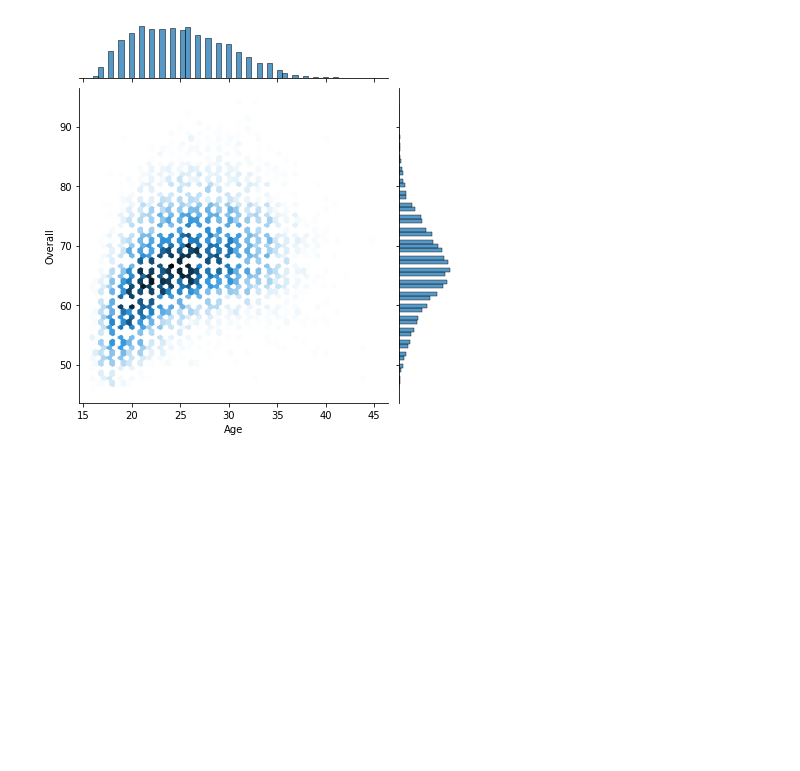
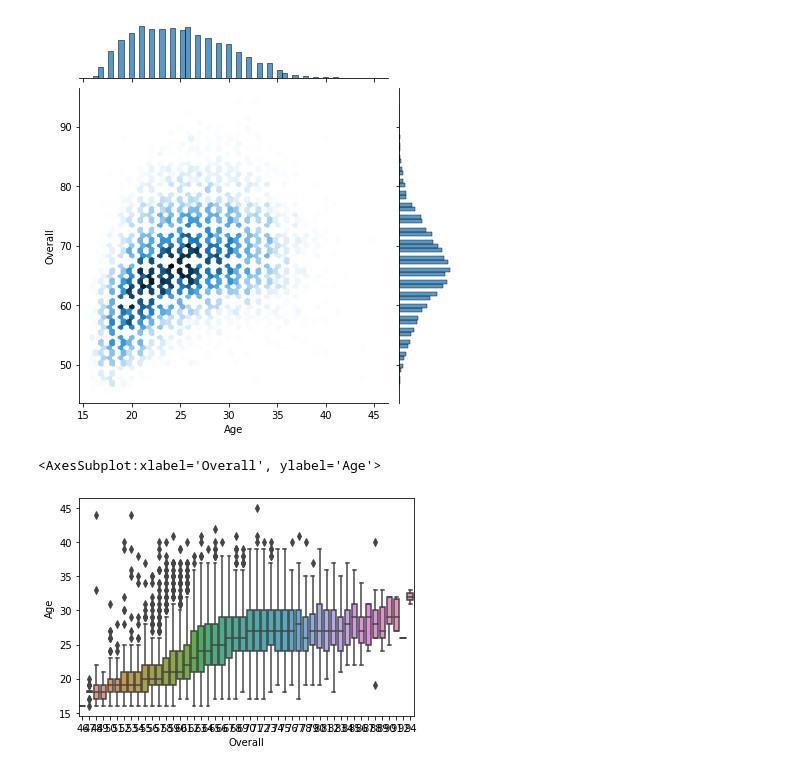
Before and after one commit to lionel5116/UpWorkStudiesPython, a Jupyter notebook: CaseStudyFIFA19.ipynb, the cells around one changed output. Drawn from its saved outputs; the diff is of its cells as text; code cells hidden in the pictures; blank space fills up the shorter version.

```diff
--- a/CaseStudyFIFA19.ipynb
+++ b/CaseStudyFIFA19.ipynb
@@ -190,3 +190,9 @@ sns.jointplot(x='Age',y='Overall',data=my_SelectFIFADS,kind='hex')
 # %% [output]
 <seaborn.axisgrid.JointGrid at 0x...>
 [figure]
+# %%
+#analyizng the overall vs age (seems like the older they are, the higher the overal rating)
+sns.boxplot(x='Overall',y='Age',data=my_SelectFIFADS)
+# %% [output]
+<AxesSubplot:xlabel='Overall', ylabel='Age'>
+[figure, added]
```
